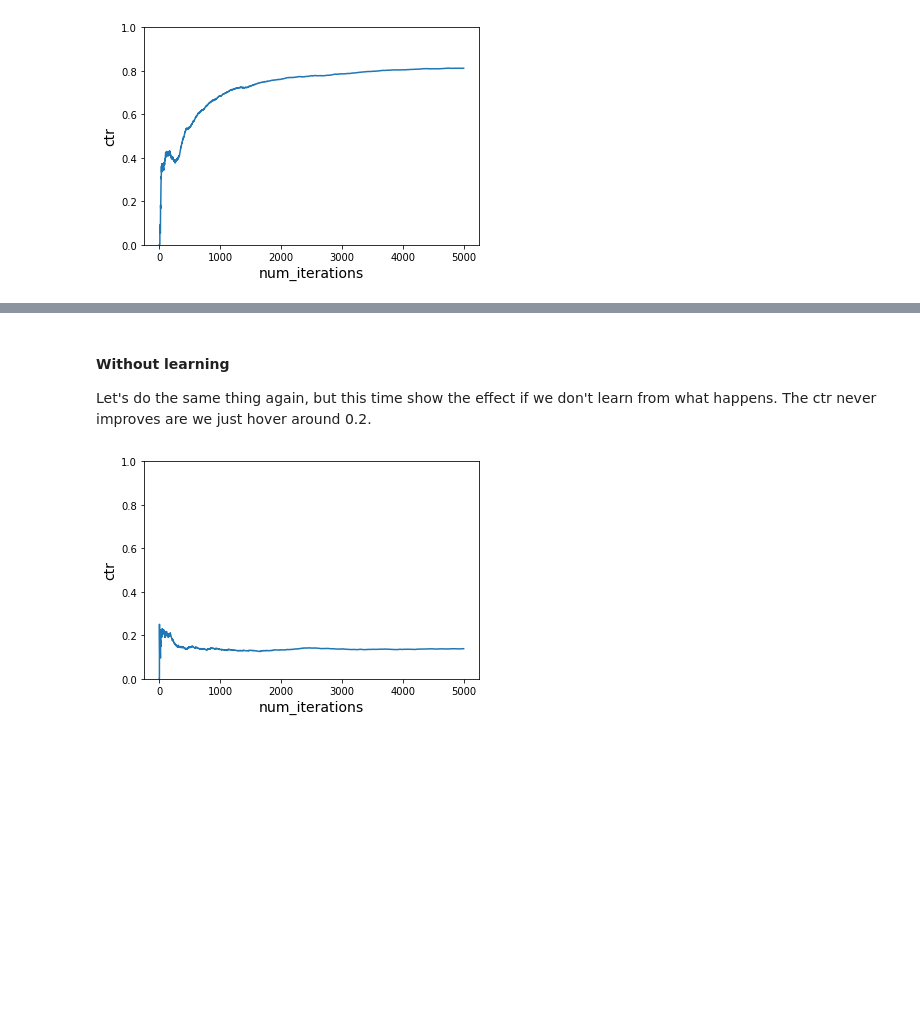
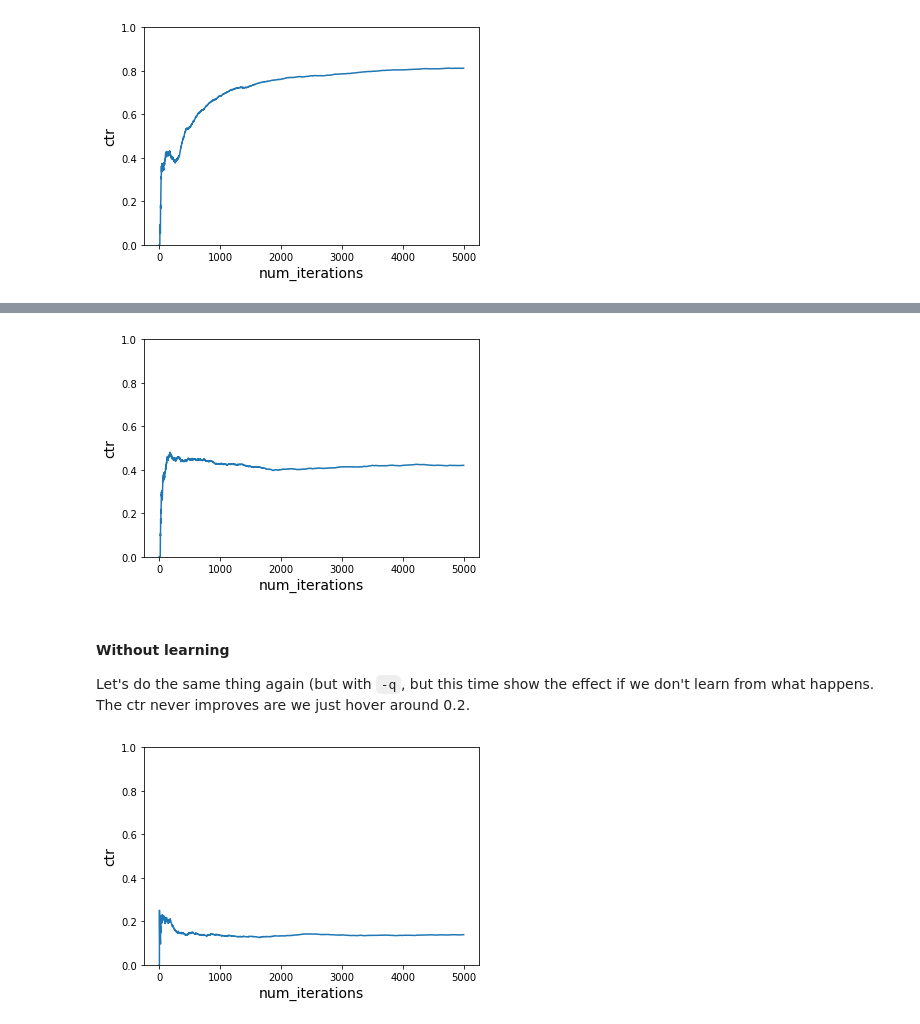
Before and after one commit to jackgerrits/jupyter-notebooks, a Jupyter notebook: CB Simulation v1.ipynb, the cells around one changed output, grey strips where cells are left out. Saved outputs shown, nothing was run; the diff lists cells and outputs as text; code cells hidden in the pictures; blank space fills up the shorter version.

```diff
--- a/CB Simulation v1.ipynb
+++ b/CB Simulation v1.ipynb
@@ -199,6 +202,16 @@ plot_ctr(num_iterations, ctr)
+# %%
+# Initialize learner in VW but without -q
+vw = pyvw.vw("--cb_explore_adf --quiet --epsilon 0.2")
+
+num_iterations = 5000
+ctr = run_simulation(vw, num_iterations, users, times_of_day, actions, get_cost)
+
+plot_ctr(num_iterations, ctr)
+# %% [output]
+[figure, added]
 # %% [markdown]
 #### Without learning
-Let's do the same thing again, but this time show the effect if we don't learn from what happens. The ctr never improves are we just hover around 0.2.
+Let's do the same thing again (but with `-q`, but this time show the effect if we don't learn from what happens. The ctr never improves are we just hover around 0.2.
 # %%
 # Initialize learner in VW
 vw = pyvw.vw("--cb_explore_adf -q UA --quiet --epsilon 0.2")
```
Also changed, not shown: parts of 1 cell of this notebook.
